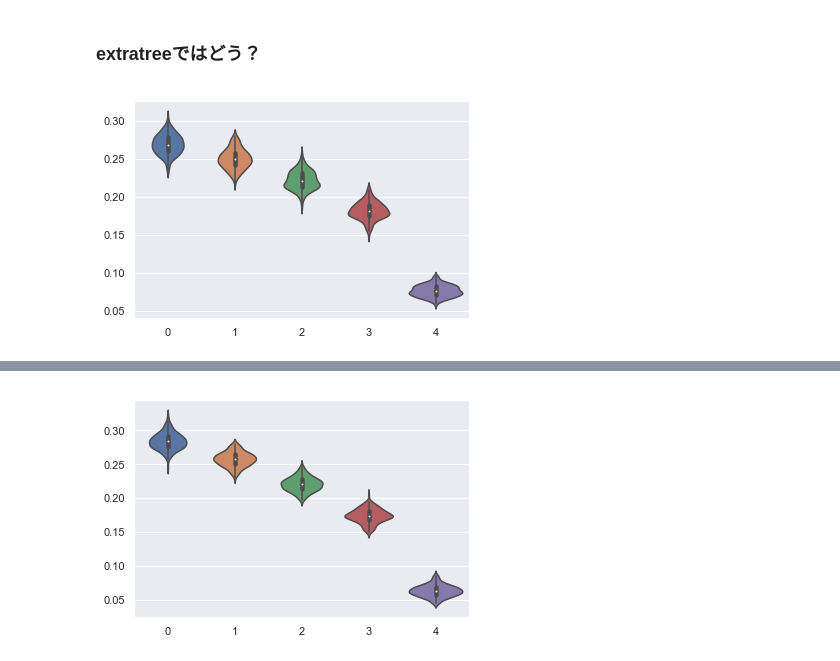
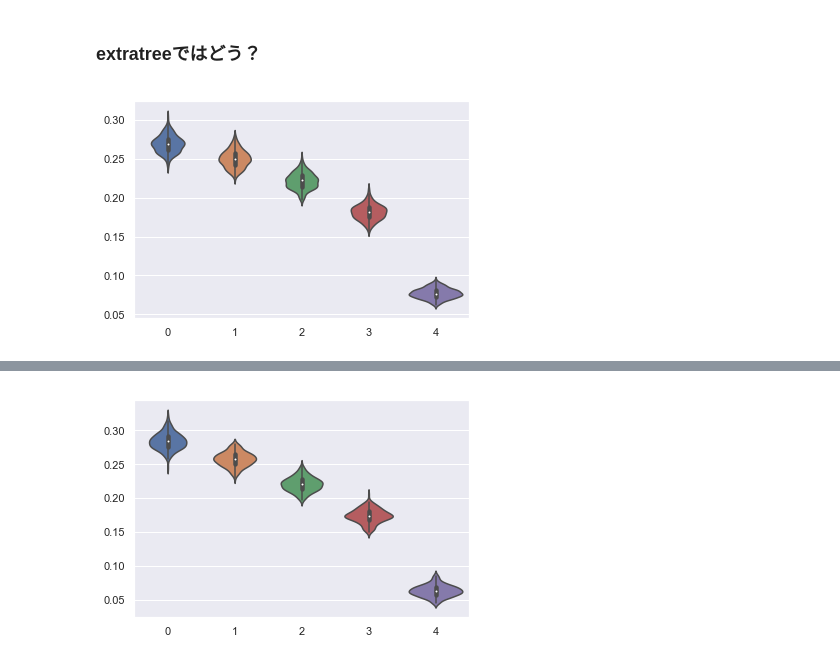
Before and after one commit to masakiaota/blog, a Jupyter notebook: bais_of_feature_importances/src/confirm_bias.ipynb, the cells around one changed output, grey strips where cells are left out. Cells and saved outputs as stored; diff of their text form; code cells hidden in the pictures.

```diff
--- a/bais_of_feature_importances/src/confirm_bias.ipynb
+++ b/bais_of_feature_importances/src/confirm_bias.ipynb
@@ -48,6 +48,6 @@ show_result(data_pattern2,RandomForestClassifier,n_iter=200,n_est=50,bagging=Fal
 # %% [markdown]
 ### extratreeではどう？
 # %%
-show_result(data_pattern2,ExtraTreesClassifier,n_iter=200,n_est=50)
+show_result(data_pattern2,ExtraTreesClassifier,n_iter=200,n_est=100)
 # %% [output]
-[figure, old version]
+[figure, new version]
```
Also changed, not shown: parts of 5 cells of this notebook, 11 other files.
